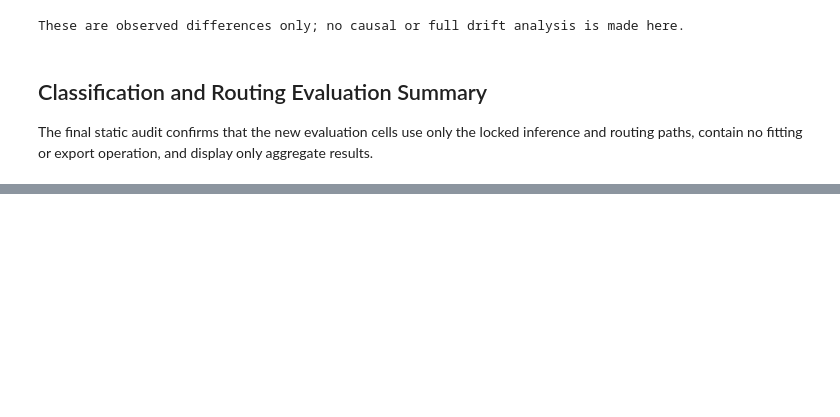
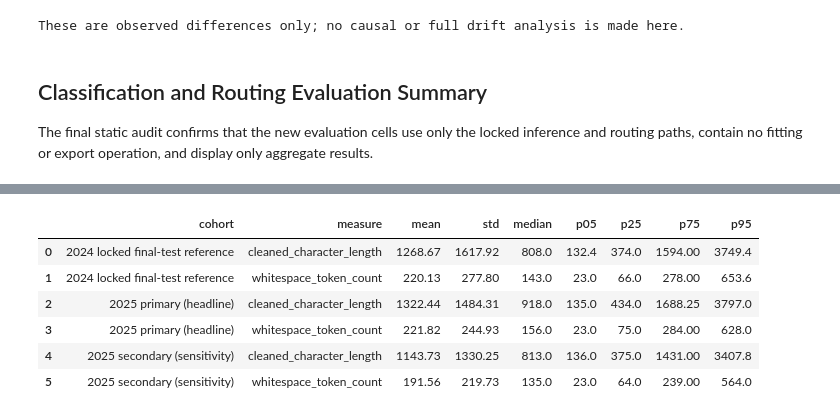
Before and after one commit to rihua-tech/financial-complaint-auto-routing-nlp, a Jupyter notebook: notebooks/07_2025_out_of_time_validation.ipynb, the cells around one changed output, grey strips where cells are left out. Saved outputs shown, nothing was run; the diff lists cells and outputs as text; code cells hidden in the pictures; blank space fills up the shorter version.

```diff
--- a/notebooks/07_2025_out_of_time_validation.ipynb
+++ b/notebooks/07_2025_out_of_time_validation.ipynb
@@ -1865,0 +2011,99 @@ No fitting, drift analysis, final figure creation, or sensitive row-level export
+# %%
+def summarize_numeric_distribution(values: np.ndarray) -> dict[str, float]:
+    values = np.asarray(values, dtype=float)
+    return {
+        "mean": float(values.mean()),
+        "std": float(values.std(ddof=1)),
+        "median": float(np.median(values)),
+        "p05": float(np.quantile(values, 0.05)),
+        "p25": float(np.quantile(values, 0.25)),
+        "p75": float(np.quantile(values, 0.75)),
+        "p95": float(np.quantile(values, 0.95)),
+    }
+
+
+text_measure_arrays = {}
+text_distribution_rows = []
+for cohort_name, frame in drift_frames.items():
+    cleaned_text = frame["clean_complaint_text"].astype("string")
+    measures = {
+        "cleaned_character_length": cleaned_text.str.len().to_numpy(dtype=float),
+        "whitespace_token_count": cleaned_text.str.split().str.len().to_numpy(dtype=float),
+    }
+    text_measure_arrays[cohort_name] = measures
+    for measure_name, values in measures.items():
+        text_distribution_rows.append(
+            {"cohort": cohort_name, "measure": measure_name, **summarize_numeric_distribution(values)}
+        )
+text_distribution_table = pd.DataFrame(text_distribution_rows)
+
+text_ks_rows = []
+for cohort_name in [PRIMARY_COHORT_NAME, SECONDARY_COHORT_NAME]:
+    for measure_name in ["cleaned_character_length", "whitespace_token_count"]:
+        text_ks_rows.append(
+            {
+                "comparison": f"{cohort_name} vs 2024 reference",
+                "measure": measure_name,
+                "ks_statistic": float(
+                    ks_2samp(
+                        text_measure_arrays[REFERENCE_COHORT_NAME][measure_name],
+                        text_measure_arrays[cohort_name][measure_name],
+                        method="auto",
+                    ).statistic
+                ),
+            }
+        )
+text_ks_table = pd.DataFrame(text_ks_rows)
+
+vocabulary_signature_before = hashlib.sha256(
+    repr(sorted(tfidf.vocabulary_.items())).encode("utf-8")
+).hexdigest()
+idf_signature_before = hashlib.sha256(np.asarray(tfidf.idf_, dtype=np.float64).tobytes()).hexdigest()
+tfidf_behavior_rows = []
+for cohort_name, frame in drift_frames.items():
+    transformed_matrix = tfidf.transform(frame["clean_complaint_text"])
+    nonzero_features_per_row = np.diff(transformed_matrix.indptr).astype(float)
+    all_zero_rows = int((nonzero_features_per_row == 0).sum())
+    tfidf_behavior_rows.append(
+        {
+            "cohort": cohort_name,
+            "rows": len(frame),
+            "nonzero_features_mean": float(nonzero_features_per_row.mean()),
+            "nonzero_features_median": float(np.median(nonzero_features_per_row)),
+            "nonzero_features_p05": float(np.quantile(nonzero_features_per_row, 0.05)),
+            "nonzero_features_p95": float(np.quantile(nonzero_features_per_row, 0.95)),
+            "all_zero_rows": all_zero_rows,
+            "all_zero_rate": all_zero_rows / len(frame),
+        }
+    )
+    del transformed_matrix, nonzero_features_per_row
+tfidf_behavior_table = pd.DataFrame(tfidf_behavior_rows)
+
+vocabulary_signature_after = hashlib.sha256(
+    repr(sorted(tfidf.vocabulary_.items())).encode("utf-8")
+).hexdigest()
+idf_signature_after = hashlib.sha256(np.asarray(tfidf.idf_, dtype=np.float64).tobytes()).hexdigest()
+record_check("Step 3C text distribution summaries completed", len(text_distribution_table) == 6, len(text_distribution_table), 6)
+record_check("Step 3C text KS diagnostics completed", len(text_ks_table) == 4 and text_ks_table["ks_statistic"].between(0, 1).all(), len(text_ks_table), 4)
+record_check("Step 3C locked-vocabulary behavior completed", len(tfidf_behavior_table) == 3, len(tfidf_behavior_table), 3)
+record_check(
+    "Fitted TF-IDF vocabulary and IDF values unchanged after transform",
+    vocabulary_signature_before == vocabulary_signature_after and idf_signature_before == idf_signature_after and len(tfidf.vocabulary_) == 50_000,
+    "unchanged" if vocabulary_signature_before == vocabulary_signature_after and idf_signature_before == idf_signature_after else "changed",
+    "unchanged",
+)
+stop_if_failed("Step 3C text and locked-vocabulary drift")
+
+display(text_distribution_table.round(2))
+display(text_ks_table.round(4))
+display(tfidf_behavior_table.round({"nonzero_features_mean": 2, "nonzero_features_median": 2, "nonzero_features_p05": 2, "nonzero_features_p95": 2, "all_zero_rate": 4}))
+print("Standard deviations use ddof=1. KS statistics are descriptive only and are not interpreted as significance or causality.")
+print("The fitted 50,000-feature TF-IDF vocabulary and IDF values were not rebuilt or modified.")
+# %% [output]
+|  | cohort | measure | mean | std | median | p05 | p25 | p75 | p95 |
+| 0 | 2024 locked final-test reference | cleaned_character_length | 1268.67 | 1617.92 | 808.0 | 132.4 | 374.0 | 1594.00 | 3749.4 |
+| 1 | 2024 locked final-test reference | whitespace_token_count | 220.13 | 277.80 | 143.0 | 23.0 | 66.0 | 278.00 | 653.6 |
+| 2 | 2025 primary (headline) | cleaned_character_length | 1322.44 | 1484.31 | 918.0 | 135.0 | 434.0 | 1688.25 | 3797.0 |
+| 3 | 2025 primary (headline) | whitespace_token_count | 221.82 | 244.93 | 156.0 | 23.0 | 75.0 | 284.00 | 628.0 |
+| 4 | 2025 secondary (sensitivity) | cleaned_character_length | 1143.73 | 1330.25 | 813.0 | 136.0 | 375.0 | 1431.00 | 3407.8 |
+| 5 | 2025 secondary (sensitivity) | whitespace_token_count | 191.56 | 219.73 | 135.0 | 23.0 | 64.0 | 239.00 | 564.0 |
```
Also changed, not shown: parts of 15 cells of this notebook.
